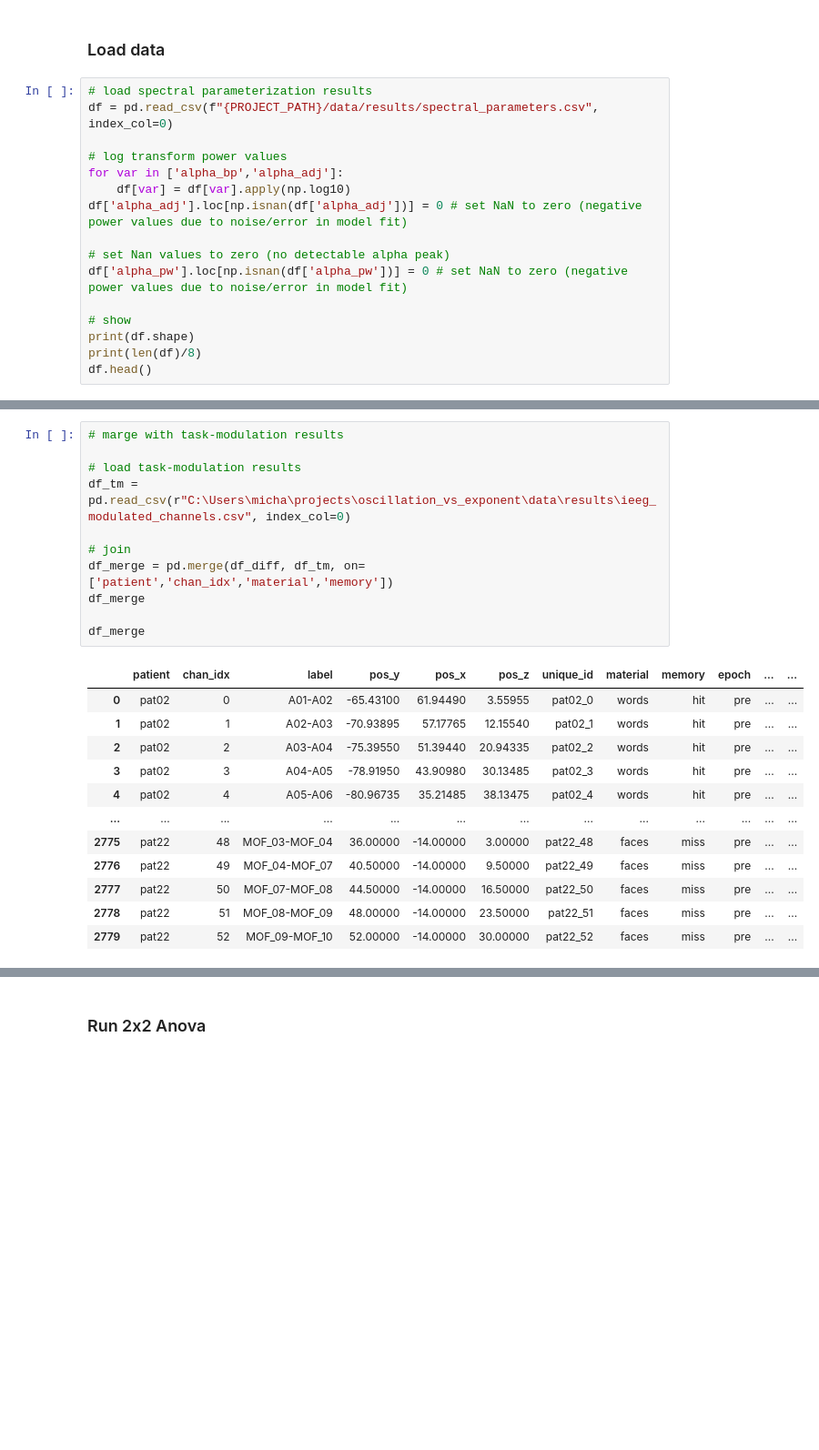
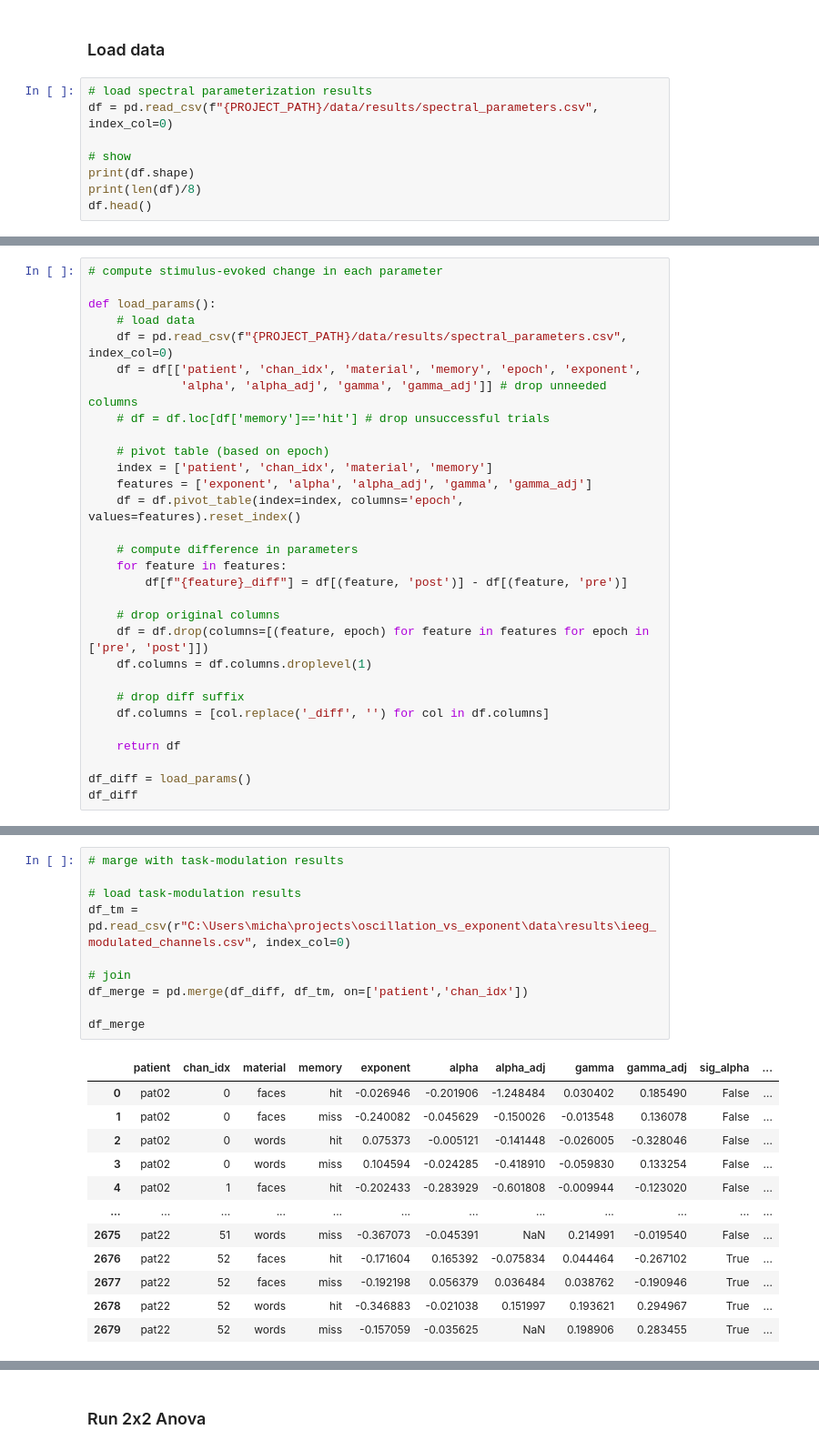
Before and after one commit to voytekresearch/oscillation_vs_exponent, a Jupyter notebook: notebooks/sme.ipynb, the cells around one changed output, grey strips where cells are left out. Shown at 91% size. Cells and saved outputs as stored; diff of their text form; blank space fills up the shorter version.

```diff
--- a/notebooks/sme.ipynb
+++ b/notebooks/sme.ipynb
@@ -16,14 +16,6 @@ PROJECT_PATH = 'C:/Users/micha/projects/oscillation_vs_exponent/'
 # %%
 # load spectral parameterization results
 df = pd.read_csv(f"{PROJECT_PATH}/data/results/spectral_parameters.csv", index_col=0)
-
-# log transform power values
-for var in ['alpha_bp','alpha_adj']:
-    df[var] = df[var].apply(np.log10)
-df['alpha_adj'].loc[np.isnan(df['alpha_adj'])] = 0 # set NaN to zero (negative power values due to noise/error in model fit)
-
-# set Nan values to zero (no detectable alpha peak)
-df['alpha_pw'].loc[np.isnan(df['alpha_pw'])] = 0 # set NaN to zero (negative power values due to noise/error in model fit)
 
 # show
 print(df.shape)
@@ -75,0 +34,30 @@ df_diff
+# %%
+# compute stimulus-evoked change in each parameter
+
+def load_params():
+    # load data
+    df = pd.read_csv(f"{PROJECT_PATH}/data/results/spectral_parameters.csv", index_col=0)
+    df = df[['patient', 'chan_idx', 'material', 'memory', 'epoch', 'exponent',
+             'alpha', 'alpha_adj', 'gamma', 'gamma_adj']] # drop unneeded columns
+    # df = df.loc[df['memory']=='hit'] # drop unsuccessful trials
+
+    # pivot table (based on epoch)
+    index = ['patient', 'chan_idx', 'material', 'memory']
+    features = ['exponent', 'alpha', 'alpha_adj', 'gamma', 'gamma_adj']
+    df = df.pivot_table(index=index, columns='epoch', values=features).reset_index()
+
+    # compute difference in parameters
+    for feature in features:
+        df[f"{feature}_diff"] = df[(feature, 'post')] - df[(feature, 'pre')]
+
+    # drop original columns
+    df = df.drop(columns=[(feature, epoch) for feature in features for epoch in ['pre', 'post']])
+    df.columns = df.columns.droplevel(1)
+
+    # drop diff suffix
+    df.columns = [col.replace('_diff', '') for col in df.columns]
+
+    return df
+
+df_diff = load_params()
+df_diff
@@ -76,24 +78,23 @@ df_diff
 # %%
 # marge with task-modulation results
 
 # load task-modulation results
 df_tm = pd.read_csv(r"C:\Users\micha\projects\oscillation_vs_exponent\data\results\ieeg_modulated_channels.csv", index_col=0)
 
 # join
-df_merge = pd.merge(df_diff, df_tm, on=['patient','chan_idx','material','memory'])
-df_merge
+df_merge = pd.merge(df_diff, df_tm, on=['patient','chan_idx'])
 
 df_merge
 # %% [output]
-|  | patient | chan_idx | label | pos_y | pos_x | pos_z | unique_id | material | memory | epoch | ... | ... |
-| 0 | pat02 | 0 | A01-A02 | -65.43100 | 61.94490 | 3.55955 | pat02_0 | words | hit | pre | ... | ... |
-| 1 | pat02 | 1 | A02-A03 | -70.93895 | 57.17765 | 12.15540 | pat02_1 | words | hit | pre | ... | ... |
-| 2 | pat02 | 2 | A03-A04 | -75.39550 | 51.39440 | 20.94335 | pat02_2 | words | hit | pre | ... | ... |
-| 3 | pat02 | 3 | A04-A05 | -78.91950 | 43.90980 | 30.13485 | pat02_3 | words | hit | pre | ... | ... |
-| 4 | pat02 | 4 | A05-A06 | -80.96735 | 35.21485 | 38.13475 | pat02_4 | words | hit | pre | ... | ... |
-| ... | ... | ... | ... | ... | ... | ... | ... | ... | ... | ... | ... | ... |
-| 2775 | pat22 | 48 | MOF_03-MOF_04 | 36.00000 | -14.00000 | 3.00000 | pat22_48 | faces | miss | pre | ... | ... |
-| 2776 | pat22 | 49 | MOF_04-MOF_07 | 40.50000 | -14.00000 | 9.50000 | pat22_49 | faces | miss | pre | ... | ... |
-| 2777 | pat22 | 50 | MOF_07-MOF_08 | 44.50000 | -14.00000 | 16.50000 | pat22_50 | faces | miss | pre | ... | ... |
-| 2778 | pat22 | 51 | MOF_08-MOF_09 | 48.00000 | -14.00000 | 23.50000 | pat22_51 | faces | miss | pre | ... | ... |
-| 2779 | pat22 | 52 | MOF_09-MOF_10 | 52.00000 | -14.00000 | 30.00000 | pat22_52 | faces | miss | pre | ... | ... |
+|  | patient | chan_idx | material | memory | exponent | alpha | alpha_adj | gamma | gamma_adj | sig_alpha | ... |
+| 0 | pat02 | 0 | faces | hit | -0.026946 | -0.201906 | -1.248484 | 0.030402 | 0.185490 | False | ... |
+| 1 | pat02 | 0 | faces | miss | -0.240082 | -0.045629 | -0.150026 | -0.013548 | 0.136078 | False | ... |
+| 2 | pat02 | 0 | words | hit | 0.075373 | -0.005121 | -0.141448 | -0.026005 | -0.328046 | False | ... |
+| 3 | pat02 | 0 | words | miss | 0.104594 | -0.024285 | -0.418910 | -0.059830 | 0.133254 | False | ... |
+| 4 | pat02 | 1 | faces | hit | -0.202433 | -0.283929 | -0.601808 | -0.009944 | -0.123020 | False | ... |
+| ... | ... | ... | ... | ... | ... | ... | ... | ... | ... | ... | ... |
+| 2675 | pat22 | 51 | words | miss | -0.367073 | -0.045391 | NaN | 0.214991 | -0.019540 | False | ... |
+| 2676 | pat22 | 52 | faces | hit | -0.171604 | 0.165392 | -0.075834 | 0.044464 | -0.267102 | True | ... |
+| 2677 | pat22 | 52 | faces | miss | -0.192198 | 0.056379 | 0.036484 | 0.038762 | -0.190946 | True | ... |
+| 2678 | pat22 | 52 | words | hit | -0.346883 | -0.021038 | 0.151997 | 0.193621 | 0.294967 | True | ... |
+| 2679 | pat22 | 52 | words | miss | -0.157059 | -0.035625 | NaN | 0.198906 | 0.283455 | True | ... |
```
Also changed, not shown: parts of 8 cells of this notebook.
